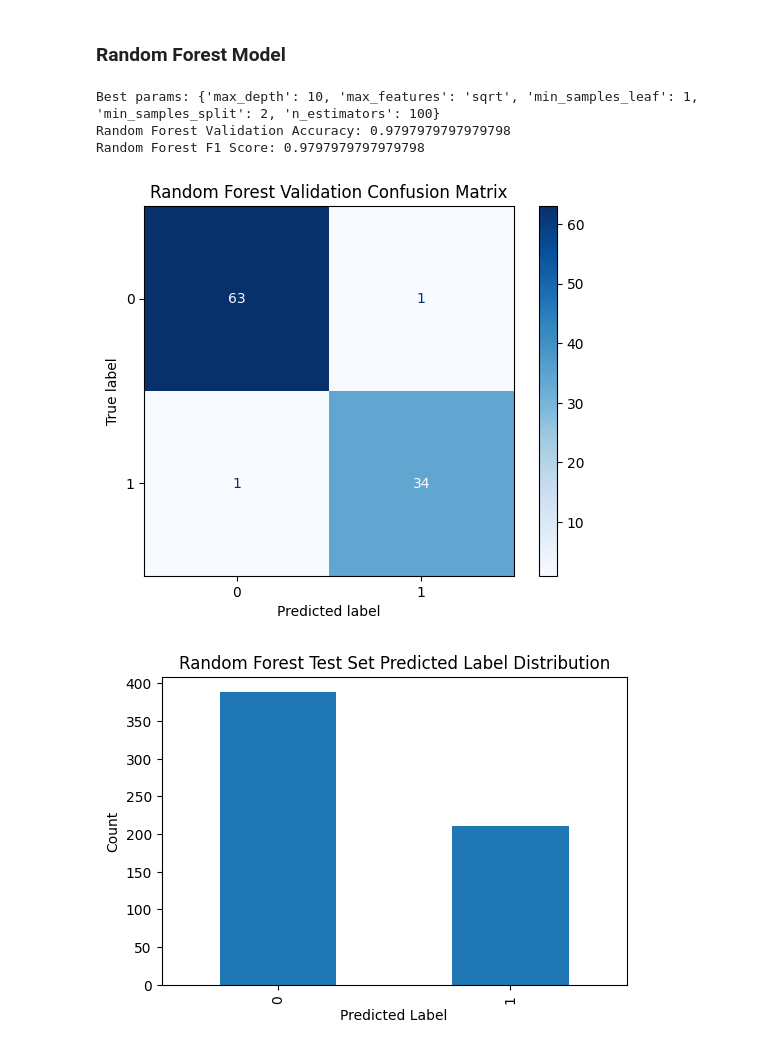
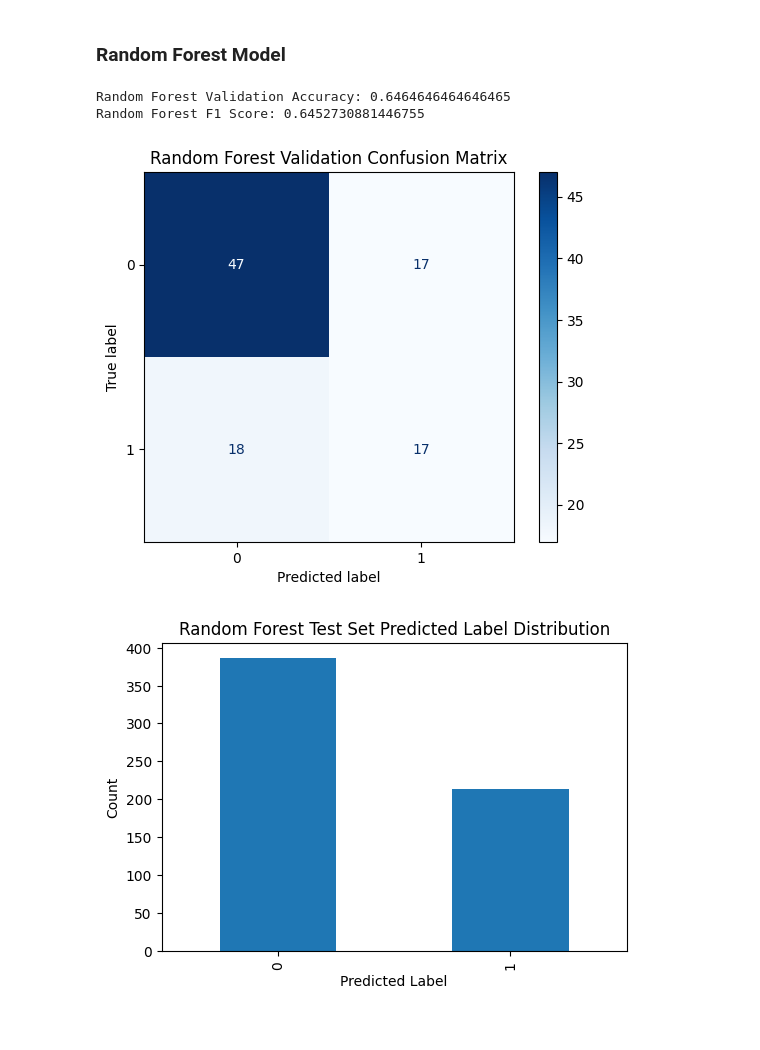
Before and after one commit to AI-Moguls/Week8_AI_For_SoftwareEngineering-, a Jupyter notebook: index.ipynb, the cells around one changed output. Drawn from its saved outputs; the diff is of its cells as text; code cells hidden in the pictures.

```diff
--- a/index.ipynb
+++ b/index.ipynb
@@ -595,42 +616,30 @@ print(np.unique(y_val_pred, return_counts=True))
 # %% [markdown]
 ### Random Forest Model
 # %%
-# Use SMOTE for class balance
-from imblearn.over_sampling import SMOTE
 smote = SMOTE(random_state=42)
 X_train_rf, y_train_rf = smote.fit_resample(X_train, y_train)
 
 # Train Random Forest
-param_grid = {
-    'n_estimators': [100, 200, 300],
-    'max_depth': [None, 10, 20, 30],
-    'min_samples_split': [2, 5, 10],
-    'min_samples_leaf': [1, 2, 4],
-    'max_features': ['sqrt', 'log2']
-}
-
-grid = GridSearchCV(RandomForestClassifier(random_state=42, n_jobs=-1), param_grid, cv=3, scoring='f1_weighted')
-grid.fit(X_train_rf, y_train_rf)
-print("Best params:", grid.best_params_)
+rf = RandomForestClassifier(n_estimators=100, random_state=42, n_jobs=-1)
+rf.fit(X_train_rf, y_train_rf)
 
 # Predict on validation set
 y_val_pred_rf = rf.predict(X_val)
 
 # Evaluate
 print("Random Forest Validation Accuracy:", accuracy_score(y_val, y_val_pred_rf))
 print("Random Forest F1 Score:", f1_score(y_val, y_val_pred_rf, average='weighted'))
 
 # Confusion Matrix
 cm = confusion_matrix(y_val, y_val_pred_rf)
 disp = ConfusionMatrixDisplay(confusion_matrix=cm)
 disp.plot(cmap='Blues')
 plt.title('Random Forest Validation Confusion Matrix')
 plt.show()
 # %% [output]
-Best params: {'max_depth': 10, 'max_features': 'sqrt', 'min_samples_leaf': 1, 'min_samples_split': 2, 'n_estimators': 100}
-Random Forest Validation Accuracy: 0.9797979797979798
-Random Forest F1 Score: 0.9797979797979798
+Random Forest Validation Accuracy: 0.6464646464646465
+Random Forest F1 Score: 0.6452730881446755
-[figure, old version]
+[figure, new version]
 # %%
 # Predict on test set
 test_preds_rf = rf.predict(X_test)
@@ -646,4 +655,4 @@ plt.ylabel('Count')
 plt.title('Random Forest Test Set Predicted Label Distribution')
 plt.show()
 # %% [output]
-[figure, old version]
+[figure, new version]
```
Also changed, not shown: parts of 14 cells of this notebook.
